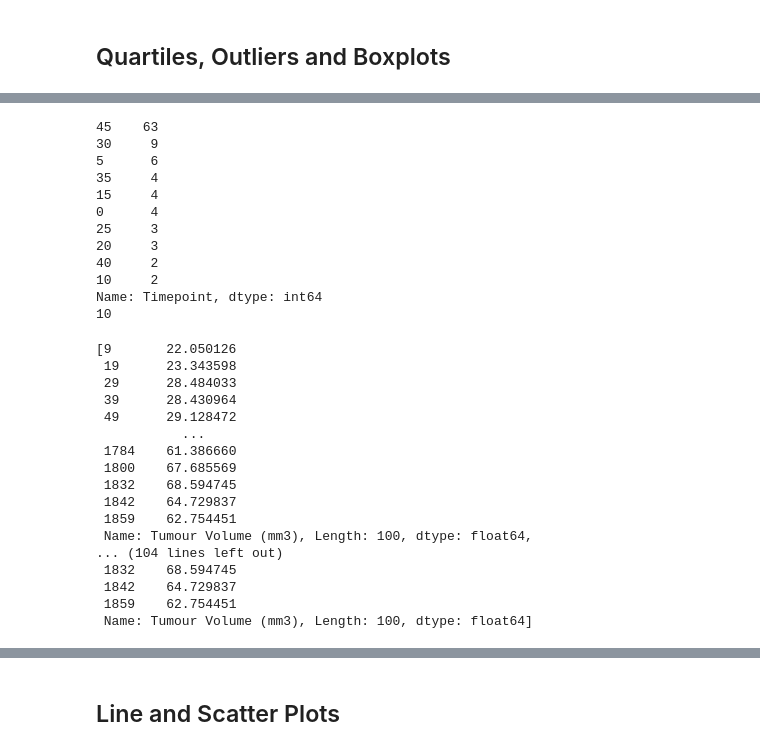
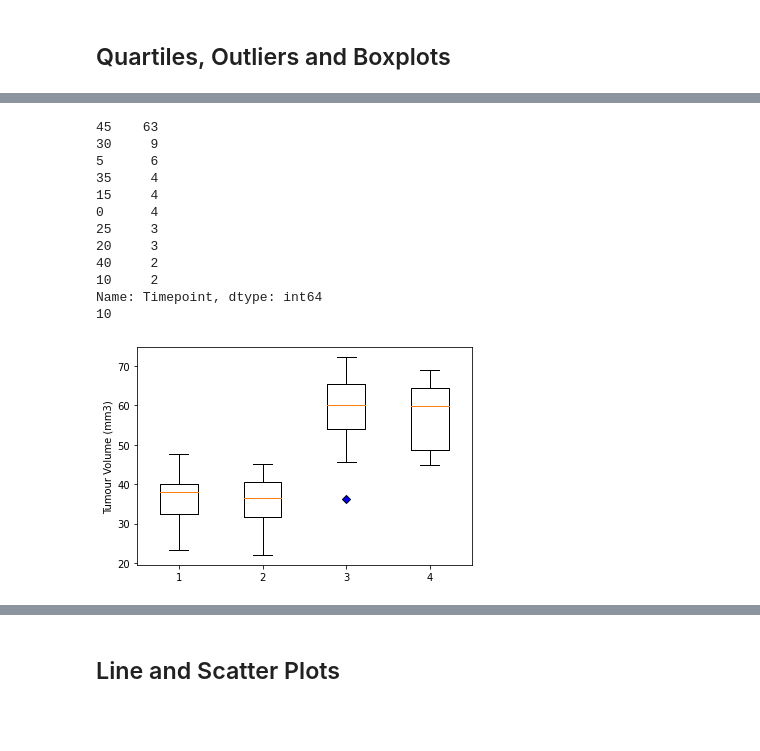
Before and after one commit to Borruu/Module-05-Challenge, a Jupyter notebook: Pymaceuticals/MySolution.ipynb, the cells around one changed output, grey strips where cells are left out. Saved outputs shown, nothing was run; the diff lists cells and outputs as text; code cells hidden in the pictures; blank space fills up the shorter version.

```diff
--- a/Pymaceuticals/MySolution.ipynb
+++ b/Pymaceuticals/MySolution.ipynb
@@ -344,18 +335,4 @@ Name: Timepoint, dtype: int64
 # %%
-# Put treatments into a list for for loop (and later for plot labels)
-promising_treatment_list = ['Capomulin', 'Ramicane', 'Infubinol', 'Ceftamin']
-Capomulin_counter = 0
-Ramicane_counter = 0
-Infubinol_counter = 0
-Ceftamin_counter = 0
-treatment_counter = []
-mouse_list = []
-# Create empty list to fill with tumour vol data (for plotting)
-Capolmulin_tumour_list=[]
-Ramicane_tumour_list=[]
-Infubinol_tumour_list=[]
-Ceftamin_tumour_list=[]
-tumour_list =[]
 # for row in merged_df:
 #     if (merged_df['Timepoint'])==(merged_df['Final Timepoint']):
 #         tumour_list.append(merged_df['Tumour Volume (mm3)'])
@@ -364,12 +341,21 @@ tumour_list =[]
 reduced_df = merged_df.loc[(merged_df['Timepoint'])==(merged_df['Final Timepoint']),:]
 print(reduced_df['Timepoint'].value_counts())
 print(len(reduced_df['Timepoint'].value_counts()))
-for row in reduced_df:
-    tumour_list.append(reduced_df['Tumour Volume (mm3)'])
-    treatment_counter.append(reduced_df['Drug Regimen'])
-    mouse_list.append(reduced_df['Mouse ID'])
-tumour_list
+
+reduced_df
+# for drug in treatment_list:
+#     i = drug.index
+#     count = 0
+#     for row in reduced_df:
+#         tumour_list.append(reduced_df['Tumour Volume (mm3)'])
+#         treatment_counter.append(reduced_df['Drug Regimen'])
+#         mouse_list.append(reduced_df['Mouse ID'])
+
 # *work in progress.
+capomulin_df= reduced_df.loc[reduced_df['Drug Regimen']=='Capomulin',:]
+ramicane_df= reduced_df.loc[reduced_df['Drug Regimen']=='Ramicane',:]
+infubinol_df= reduced_df.loc[reduced_df['Drug Regimen']=='Infubinol',:]
+ceftamin_df= reduced_df.loc[reduced_df['Drug Regimen']=='Ceftamin',:]
 # %% [output]
 45    63
 30     9
@@ -383,20 +369,19 @@ tumour_list
 10     2
 Name: Timepoint, dtype: int64
 10
-[9       22.050126
- 19      23.343598
- 29      28.484033
- 39      28.430964
- 49      29.128472
-           ...
- 1784    61.386660
- 1800    67.685569
- 1832    68.594745
- 1842    64.729837
- 1859    62.754451
- Name: Tumour Volume (mm3), Length: 100, dtype: float64,
-... (104 lines left out)
- 1832    68.594745
- 1842    64.729837
- 1859    62.754451
- Name: Tumour Volume (mm3), Length: 100, dtype: float64]
+# %%
+capomulin_tumours = capomulin_df['Tumour Volume (mm3)']
+ramicane_tumours = ramicane_df['Tumour Volume (mm3)']
+infubinol_tumours = infubinol_df['Tumour Volume (mm3)']
+ceftamin_tumours = ceftamin_df['Tumour Volume (mm3)']
+all_tumours=[capomulin_tumours, ramicane_tumours, infubinol_tumours, ceftamin_tumours]
+fig1, ax1 = plt.subplots()
+ax1.set_ylabel('Tumour Volume (mm3)')
+# ax1.set_xlabel(['Capomulin', 'Ramicane', 'Infubinol', 'Ceftamin'])
+xtick=all_tumours.index
+diamond = dict(markerfacecolor='b', marker='D')
+ax1.boxplot(all_tumours, flierprops=diamond)
+
+plt.show()
+# %% [output]
+[figure, added]
```
Also changed, not shown: parts of 20 cells of this notebook.
